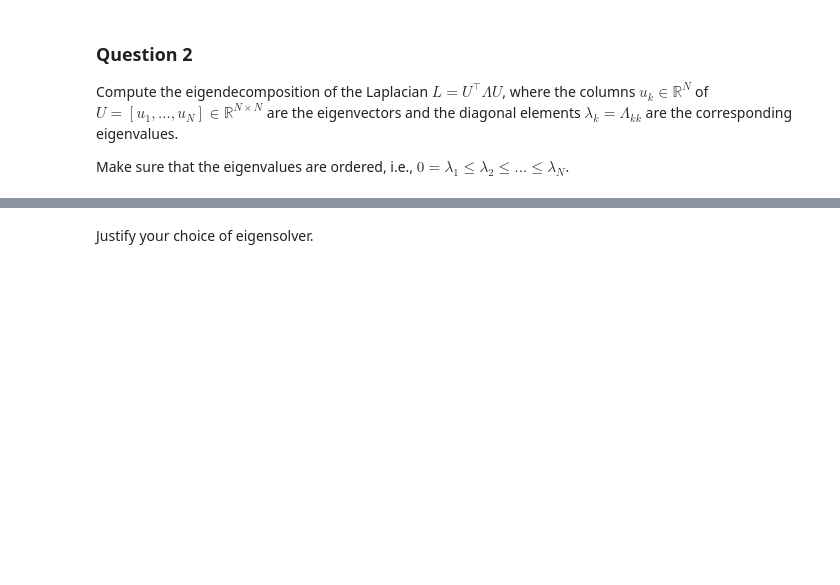
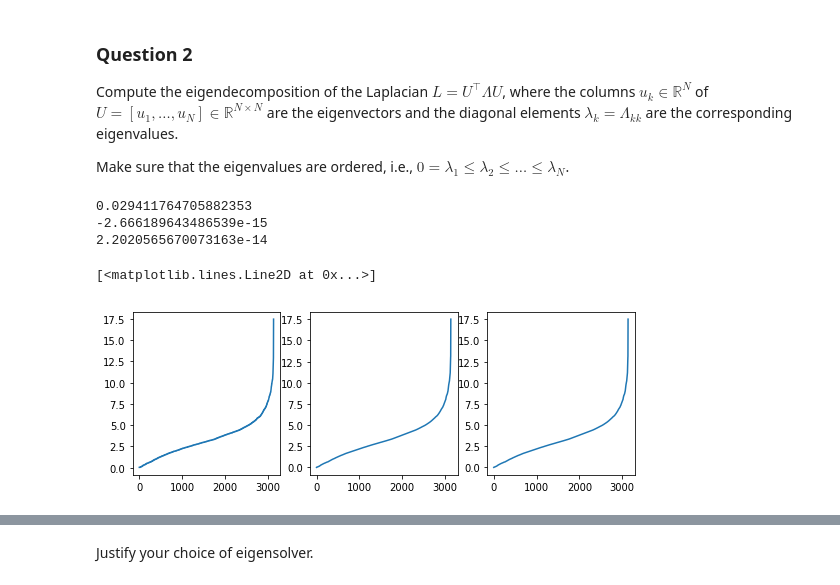
Before and after one commit to vndk36/Project_ntds2018, a Jupyter notebook: Milestone_3/3_spectral_graph_theory.ipynb, the cells around one changed output, grey strips where cells are left out. Saved outputs shown, nothing was run; the diff lists cells and outputs as text; code cells hidden in the pictures; blank space fills up the shorter version.

```diff
--- a/Milestone_3/3_spectral_graph_theory.ipynb
+++ b/Milestone_3/3_spectral_graph_theory.ipynb
@@ -83,5 +83,6 @@ ValueError: The truth value of an array with more than one element is ambiguous.
 Use one of them as the graph Laplacian $L$ for the rest of the milestone.
 We however encourage you to run the code with both to get a sense of the difference!
 # %%
-laplacian =  # Either laplacian_combinatorial or laplacian_normalized.
+laplacian =  laplacian_combinatorial #pcq qu'on peut facilement comparer avec NX # Either laplacian_combinatorial or laplacian_normalized.
 ## we can compare both, but don't do each operation twice
+type(laplacian) ## quick check, easier to do linear algebra on csr type
@@ -92,8 +95,36 @@ Compute the eigendecomposition of the Laplacian $L = U^\top \Lambda U$, where th
 
 Make sure that the eigenvalues are ordered, i.e., $0 = \lambda_1 \leq \lambda_2 \leq \dots \leq \lambda_N$.
 # %%
-eigenvectors =  # Your code here.
-eigenvalues =  # Your code here.
+vals,vects = scipy.linalg.eigh(laplacian.toarray())
+vals_sparse, _ = sparse.linalg.eigsh(laplacian,100, which='SM')
+vals.sort()
+print(vals[0])
 
-assert eigenvectors.shape == (n_nodes, n_nodes) ## can be very expensive, downsample more if takes too long O(n^3)... (should be fine with ours)
+plt.figure(figsize=(9,3))
+
+plt.subplot(131)
+plt.plot(vals)
+#eigenvectors =  # Your code here.
+#eigenvalues =  # Your code here.
+
+lam=nx.laplacian_spectrum(G)
+print(lam[0])
+plt.subplot(132)
+plt.plot(lam)
+
+lam_np, _=np.linalg.eig(lap_a)
+lam_np.sort()
+print(lam_np[0])
+plt.subplot(133)
+plt.plot(lam_np)
+
+#assert eigenvectors.shape == (n_nodes, n_nodes)
+
+## can be very expensive, downsample more if takes too long O(n^3)... (should be fine with ours)
 ## watch the order, depending on the eigensolver
+# %% [output]
+0.029411764705882353
+-2.666189643486539e-15
+2.2020565670073163e-14
+[<matplotlib.lines.Line2D at 0x...>]
+[figure, added]
```
Also changed, not shown: parts of 3 cells of this notebook, 1 other file.
